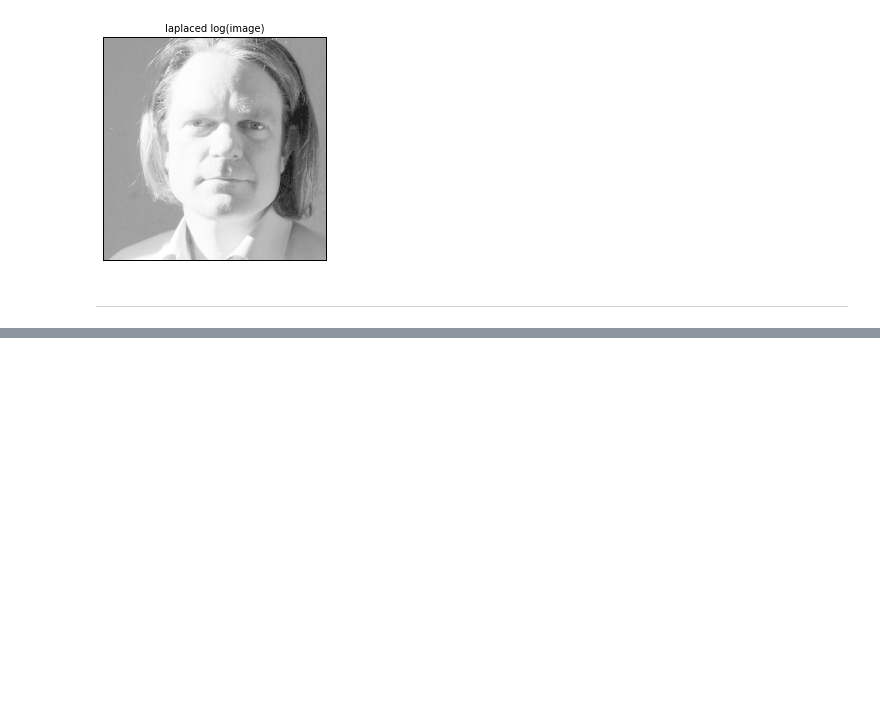
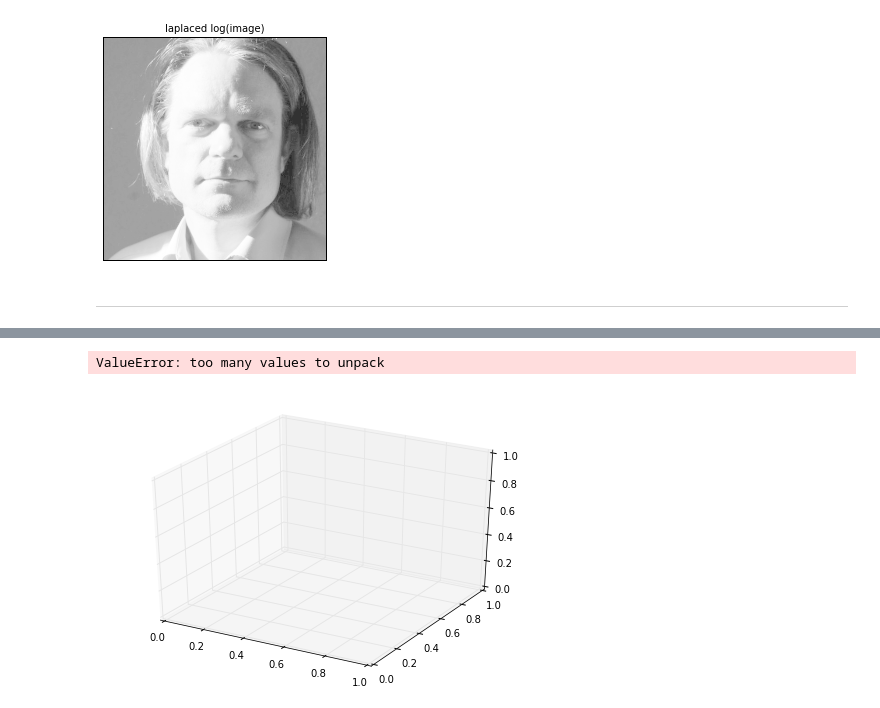
Before and after one commit to motjuste/imgproc2-repo, a Jupyter notebook: Task2 Research.ipynb, the cells around one changed output, grey strips where cells are left out. Drawn from its saved outputs; the diff is of its cells as text; code cells hidden in the pictures; blank space fills up the shorter version.

```diff
--- a/Task2 Research.ipynb
+++ b/Task2 Research.ipynb
@@ -117,0 +89,3 @@ plot_multiple_arrays([[lapl_im]], "", [""])
+# %%
+res = curve_fit(func, xdata, np.ravel(ln_im))
+res
@@ -117,0 +97,3 @@ plot_multiple_arrays([[lapl_im]], "", [""])
+# %%
+est = func(xdata, res[0][0], res[0][1], res[0][2])
+est.shape
@@ -117,0 +102,2 @@ plot_multiple_arrays([[lapl_im]], "", [""])
+# %%
+est_ = est.reshape(ln_im.shape)
@@ -117,0 +106,3 @@ plot_multiple_arrays([[lapl_im]], "", [""])
+# %%
+X, Y = np.meshgrid(np.arange(est_.shape[1]), np.arange(est_.shape[0]))
+X
@@ -117,0 +117,8 @@ plot_multiple_arrays([[lapl_im]], "", [""])
+# %%
+fig = plt.figure()
+axs = Axes3D(fig)
+axs.plot_wireframe(X, Y, [est_, ln_im])
+plt.show()
+# %% [output]
+ValueError: too many values to unpack
+[figure, added]
```
Also changed, not shown: parts of 18 cells of this notebook, 1 other file.
